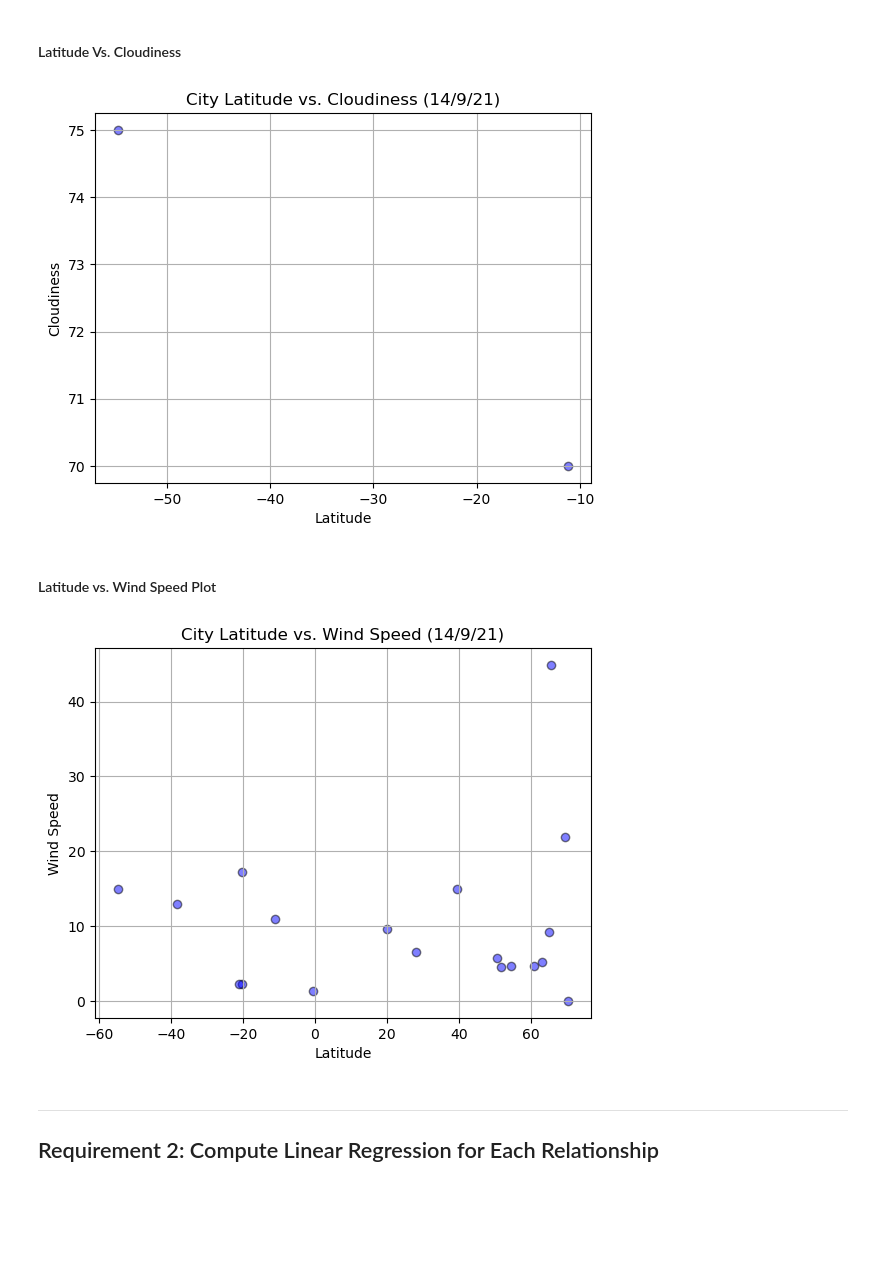
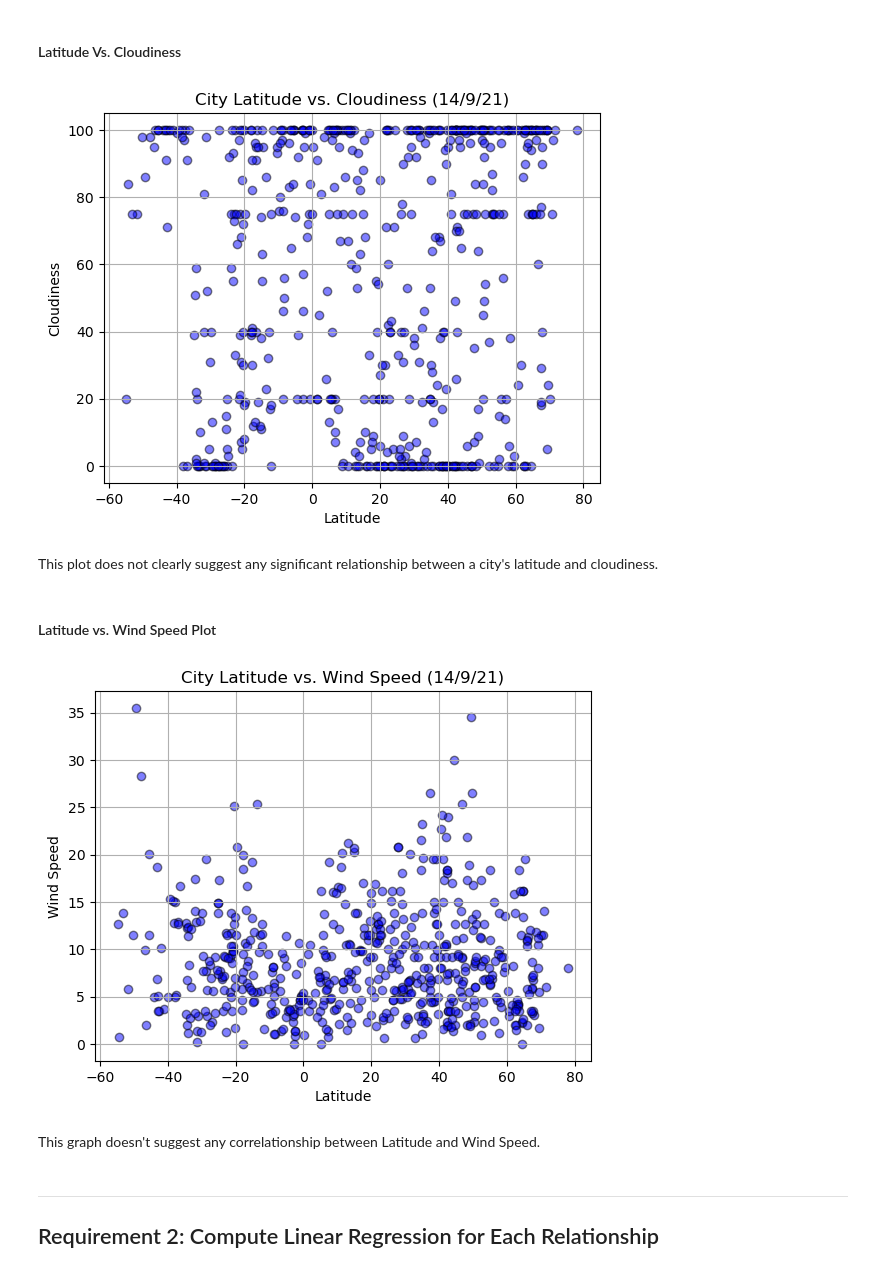
Before and after one commit to taniyatalukdar/python-api-challenge, a Jupyter notebook: starter_code/WeatherPy.ipynb, the cells around one changed output. Drawn from its saved outputs; the diff is of its cells as text; code cells hidden in the pictures; blank space fills up the shorter version.

```diff
--- a/starter_code/WeatherPy.ipynb
+++ b/starter_code/WeatherPy.ipynb
@@ -238,7 +160,7 @@ city_data_df.to_csv("../output_data/cities.csv", index_label="City_ID")
 # %%
 # Read saved data
-city_data_df = pd.read_csv("../output_data/cities.csv", index_col="City_ID")
+cities_df = pd.read_csv("../output_data/cities.csv", index_col="City_ID")
 
 # Display sample data
-city_data_df.head()
+cities_df.head()
 # %% [output]
@@ -303,8 +229,8 @@ plt.show()
 # Build the scatter plots for latitude vs. cloudiness
 # YOUR CODE HERE
 # Build scatter plot for latitude vs. temperature
-x_values = cities_df['Latitude']
-y_values = cities_df['Cloudiness']
+x_values = cities_df['Lat']
+y_values = cities_df['Clouds']
 plt.grid()
 plt.xlabel('Latitude')
 plt.ylabel('Cloudiness')
@@ -323,32 +249,36 @@ plt.show()
 # Incorporate the other graph properties
 # YOUR CODE HERE
 # %% [output]
-[figure, old version]
+[figure, new version]
+# %% [markdown]
+This plot does not clearly suggest any significant relationship between a city's latitude and cloudiness.
 # %% [markdown]
 #### Latitude vs. Wind Speed Plot
 # %%
 # Build the scatter plots for latitude vs. wind speed
 # YOUR CODE HERE
 # Build scatter plot for latitude vs. temperature
-x_values = cities_df['Latitude']
-y_values = cities_df['Wind Speed']
+x_values = cities_df['Lat']
+y_values = cities_df['Wind']
 plt.grid()
 plt.xlabel('Latitude')
 plt.ylabel('Wind Speed')
 plt.title('City Latitude vs. Wind Speed (14/9/21)')
 plt.scatter(x_values,y_values,marker='o', facecolor = 'blue', edgecolor='black', alpha=0.5)
 
 
 # Incorporate the other graph properties
 # YOUR CODE HERE
 
 # Save the figure
 plt.savefig("../output_data/Fig4.png")
 
 # Show plot
 plt.show()
 # %% [output]
-[figure, old version]
+[figure, new version]
+# %% [markdown]
+This graph doesn't suggest any correlationship between Latitude and Wind Speed.
 # %% [markdown]
 ---
 
```
Also changed, not shown: parts of 29 cells of this notebook, 7 other files.
